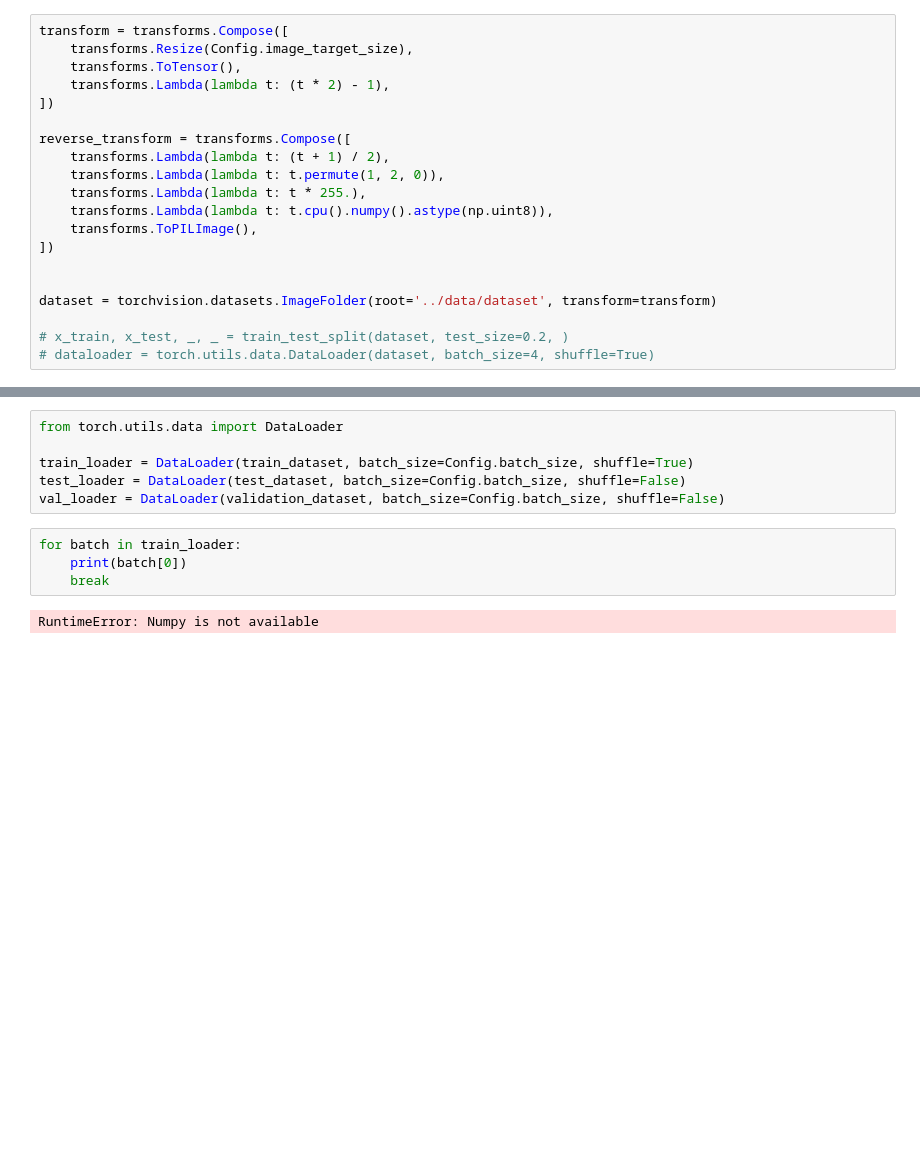
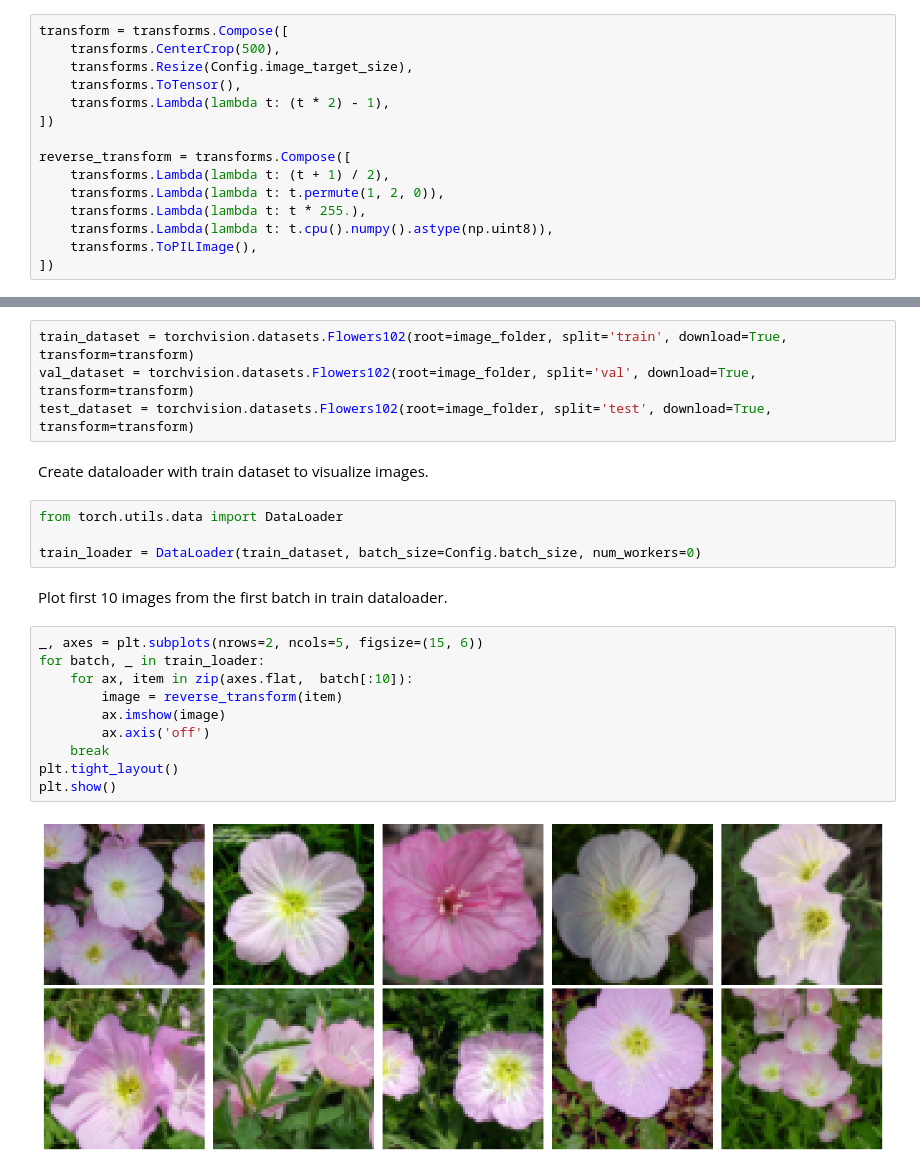
Before and after one commit to Nemes2000/diffusion-model, a Jupyter notebook: src/first_step.ipynb, the cells around one changed output, grey strips where cells are left out. Drawn from its saved outputs; the diff is of its cells as text; blank space fills up the shorter version.

Commit message:
first step file

```diff
--- a/src/first_step.ipynb
+++ b/src/first_step.ipynb
@@ -45,5 +15,6 @@ class Config():
 # %%
 transform = transforms.Compose([
+    transforms.CenterCrop(500),
     transforms.Resize(Config.image_target_size),
     transforms.ToTensor(),
     transforms.Lambda(lambda t: (t * 2) - 1),
@@ -56,9 +27,3 @@ reverse_transform = transforms.Compose([
     transforms.Lambda(lambda t: t.cpu().numpy().astype(np.uint8)),
     transforms.ToPILImage(),
 ])
-
-
-dataset = torchvision.datasets.ImageFolder(root='../data/dataset', transform=transform)
-
-# x_train, x_test, _, _ = train_test_split(dataset, test_size=0.2, )
-# dataloader = torch.utils.data.DataLoader(dataset, batch_size=4, shuffle=True)
@@ -91,12 +32,24 @@ test_dataset = DDPMImageDataset(root='../data/dataset/test', transform=transform
+# %%
+train_dataset = torchvision.datasets.Flowers102(root=image_folder, split='train', download=True, transform=transform)
+val_dataset = torchvision.datasets.Flowers102(root=image_folder, split='val', download=True, transform=transform)
+test_dataset = torchvision.datasets.Flowers102(root=image_folder, split='test', download=True, transform=transform)
+# %% [markdown]
+Create dataloader with train dataset to visualize images.
 # %%
 from torch.utils.data import DataLoader
 
-train_loader = DataLoader(train_dataset, batch_size=Config.batch_size, shuffle=True)
-test_loader = DataLoader(test_dataset, batch_size=Config.batch_size, shuffle=False)
-val_loader = DataLoader(validation_dataset, batch_size=Config.batch_size, shuffle=False)
+train_loader = DataLoader(train_dataset, batch_size=Config.batch_size, num_workers=0)
-# %%
-for batch in train_loader:
-    print(batch[0])
-    break
-# %% [output]
-RuntimeError: Numpy is not available
+# %% [markdown]
+Plot first 10 images from the first batch in train dataloader.
+# %%
+_, axes = plt.subplots(nrows=2, ncols=5, figsize=(15, 6))
+for batch, _ in train_loader:
+    for ax, item in zip(axes.flat,  batch[:10]):
+        image = reverse_transform(item)
+        ax.imshow(image)
+        ax.axis('off')
+    break
+plt.tight_layout()
+plt.show()
+# %% [output]
+[figure, added]
```
Also changed, not shown: parts of 9 cells of this notebook, 2 other files.
